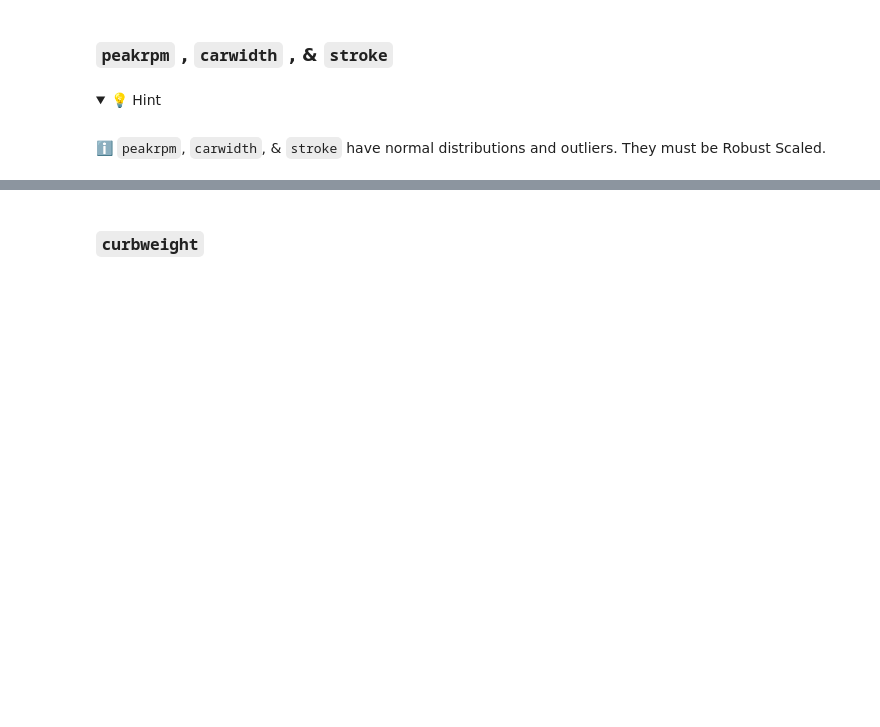
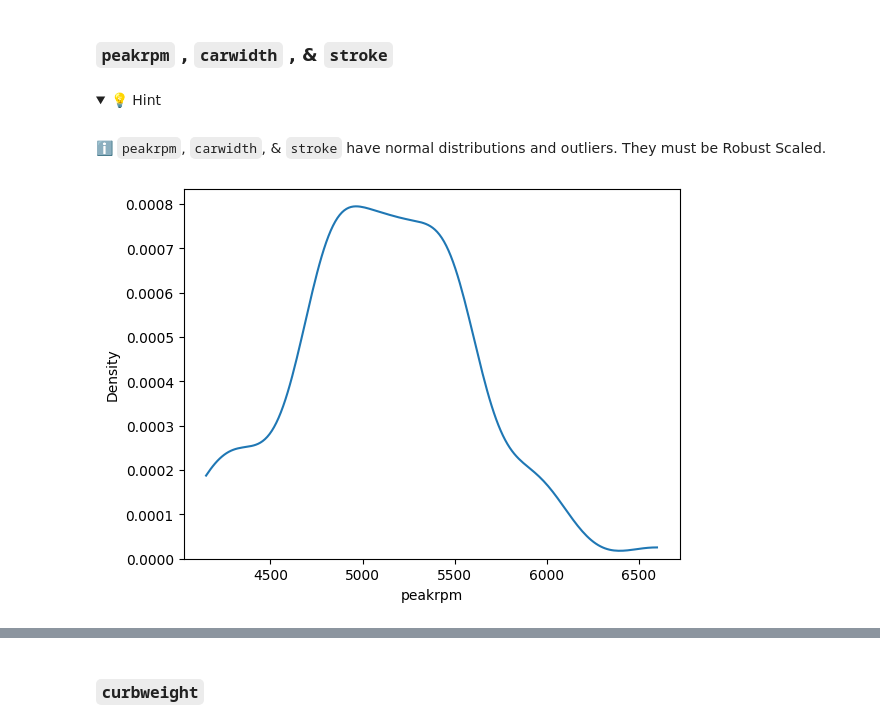
Before and after one commit to multiyumz/data-science-challenges, a Jupyter notebook: data-car-prices/Car-Prices.ipynb, the cells around one changed output, grey strips where cells are left out. Saved outputs shown, nothing was run; the diff lists cells and outputs as text; code cells hidden in the pictures; folded sections open; blank space fills up the shorter version.

```diff
--- a/data-car-prices/Car-Prices.ipynb
+++ b/data-car-prices/Car-Prices.ipynb
@@ -178,3 +175,7 @@ from sklearn.preprocessing import RobustScaler
+# %%
+sns.kdeplot(data=df, x="peakrpm", cut=0, cumulative=False);
+# %% [output]
+[figure, added]
 # %%
 robust_scaler = RobustScaler()
 # %%
```
Also changed, not shown: parts of 11 cells of this notebook, 27 other files.
